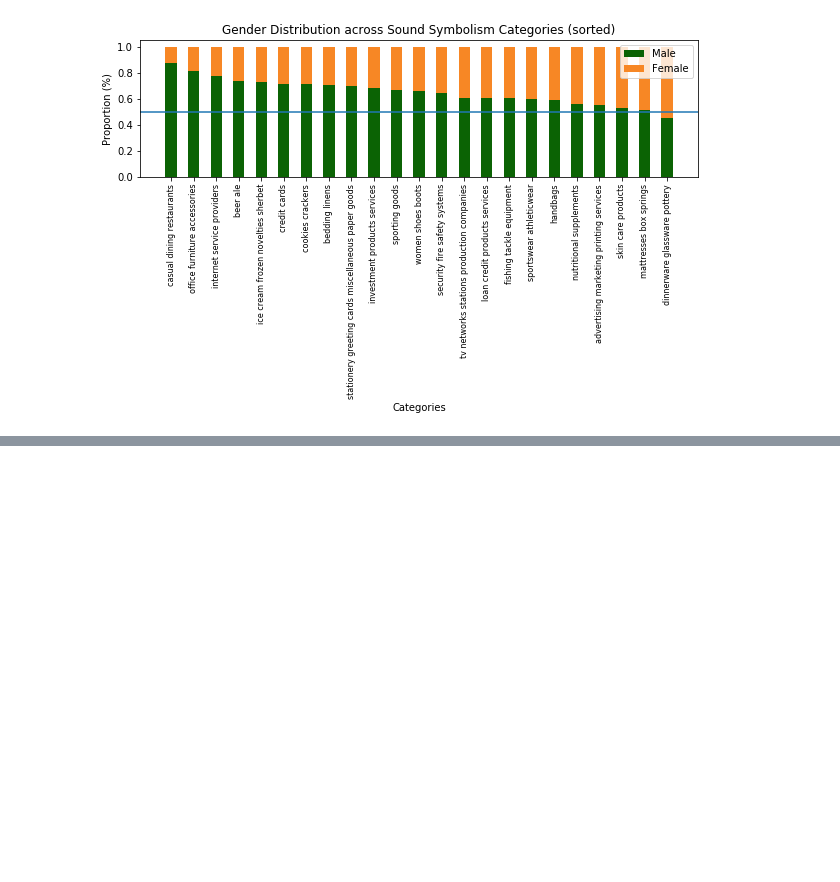
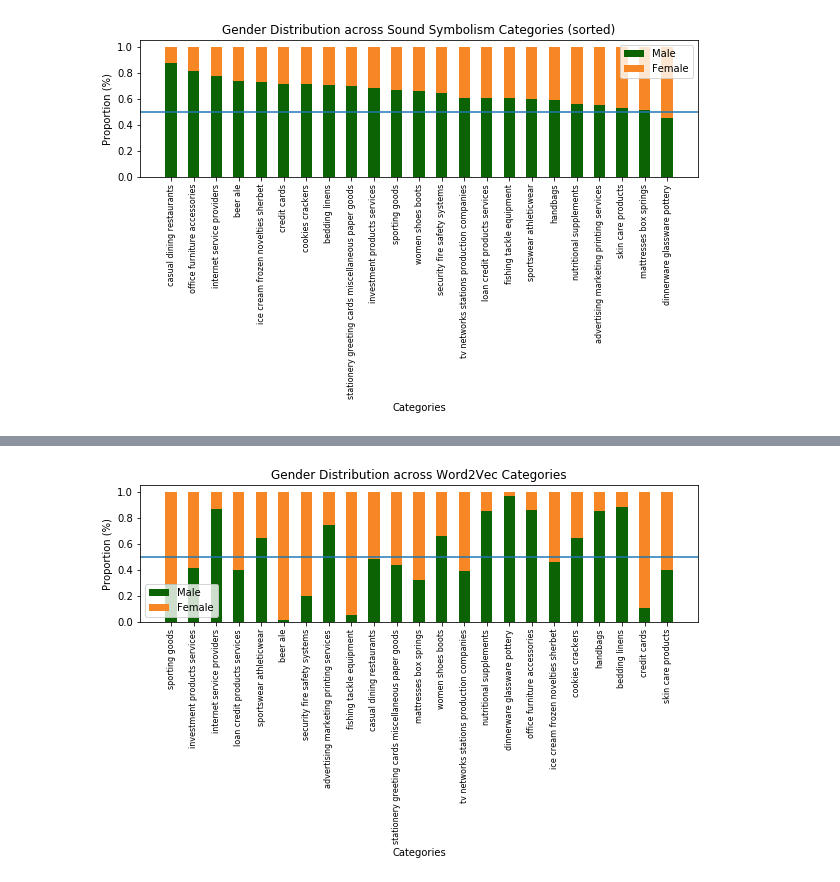
Before and after one commit to jaikaggarwal/BrandGenderPrediction, a Jupyter notebook: Code/SBERT Analysis.ipynb, the cells around one changed output, grey strips where cells are left out. Cells and saved outputs as stored; diff of their text form; code cells hidden in the pictures; blank space fills up the shorter version.

```diff
--- a/Code/SBERT Analysis.ipynb
+++ b/Code/SBERT Analysis.ipynb
@@ -366,0 +383,13 @@ df_brands[df_brands['brand'].isin(['hims', 'grandmas'])]
+# %%
+df_resid = pd.read_csv('../Data/residual_alignment_scores.csv')
+df_resid.sort_values(by='alignment')
+df_resid['category'] = df_resid['brand'].apply(lambda x: brand_category_mapping[x])
+count_df = df_resid.groupby(by='category').count()
+frequent_categories = count_df[count_df['brand'] > 20].index.tolist()
+shortened_df = df_resid[df_resid['category'].isin(frequent_categories)]
+shortened_df['gender_old'] = shortened_df['alignment'].apply(lambda x: 1 if x >=0 else 0)
+shortened_df['gender_resid'] = shortened_df['residual_alignment'].apply(lambda x: 1 if x >=0 else 0)
+category_counts = shortened_df.groupby(by='category').sum()
+category_counts['female_old'] = category_counts['gender_old'] / count_df['brand']
+category_counts['female_resid'] = category_counts['gender_resid'] / count_df['brand']
+category_counts
@@ -366,0 +424,22 @@ df_brands[df_brands['brand'].isin(['hims', 'grandmas'])]
+# %%
+old_order = category_counts.sort_values(by='female_old')
+cat_ind = old_order.index
+indices = [i for i in range(len(cat_ind))]
+sub_m = (1 - old_order['female_resid']).tolist()
+sub_f = old_order['female_resid'].tolist()
+sub_c = old_order.index
+barWidth = 0.5
+plt.bar(indices, sub_m, color='#0b6304', width=barWidth, label="Male")
+plt.bar(indices, sub_f, bottom=sub_m, color='#f78725', width=barWidth, label="Female")
+plt.xticks(indices, sub_c, rotation='vertical', fontsize=8)
+plt.xlabel("Categories")
+plt.ylabel("Proportion (%)")
+plt.title("Gender Distribution across Word2Vec Categories")
+plt.legend()
+plt.axhline(y=0.5)
+plt.rcParams["figure.figsize"] = [10, 5]
+plt.gcf().subplots_adjust(bottom=0.50)
+plt.savefig('category_distribution_resid.png', dpi=150)
+# plt.clf()
+# %% [output]
+[figure, added]
```
Also changed, not shown: parts of 9 cells of this notebook, 35 other files.
